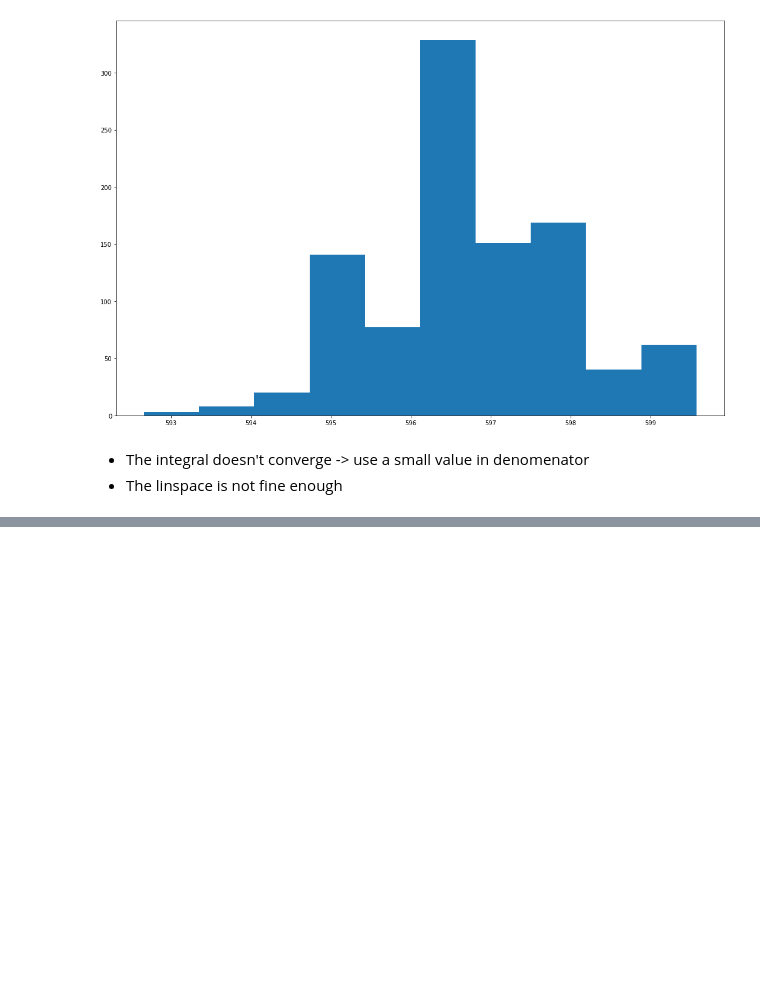
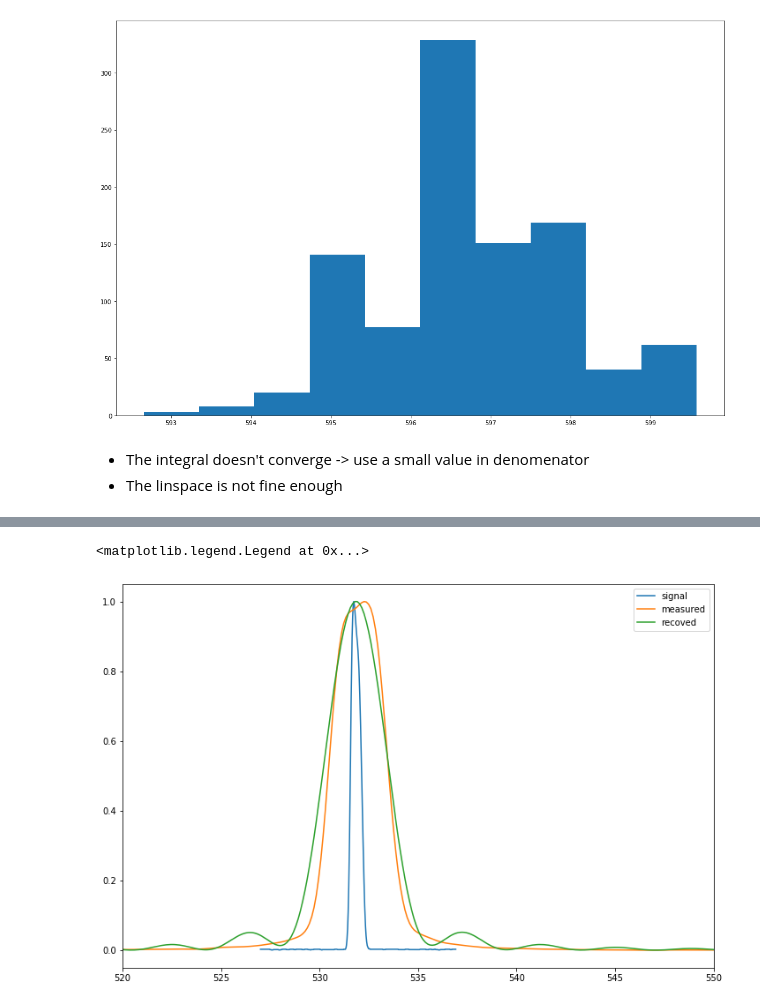
Before and after one commit to JerryLiuMY/OPMD, a Jupyter notebook: src/Test.ipynb, the cells around one changed output, grey strips where cells are left out. Saved outputs shown, nothing was run; the diff lists cells and outputs as text; code cells hidden in the pictures; blank space fills up the shorter version.

```diff
--- a/src/Test.ipynb
+++ b/src/Test.ipynb
@@ -395,0 +193,17 @@ array([[1., 2., 1., 2.]])
+# %%
+wl, I = np.array(LASER['wl']), np.array(LASER['I'])
+I = I/max(I)
+specwl, spec = np.array(LASER_SPEC['specwl']), np.array(LASER_SPEC['spec'])
+spec = spec/max(spec)
+spec_ = convolution((wl, I, specwl), 900, 140)
+spec_ = spec_/max(spec_)
+# %%
+plt.figure(figsize=(12, 8))
+plt.plot(wl, I, label='signal')
+plt.plot(specwl, np.square(spec), label='measured')
+plt.plot(specwl, spec_, label='recoved')
+plt.xlim(520, 550)
+plt.legend()
+# %% [output]
+<matplotlib.legend.Legend at 0x...>
+[figure, added]
```
Also changed, not shown: parts of 31 cells of this notebook, 13 other files.
